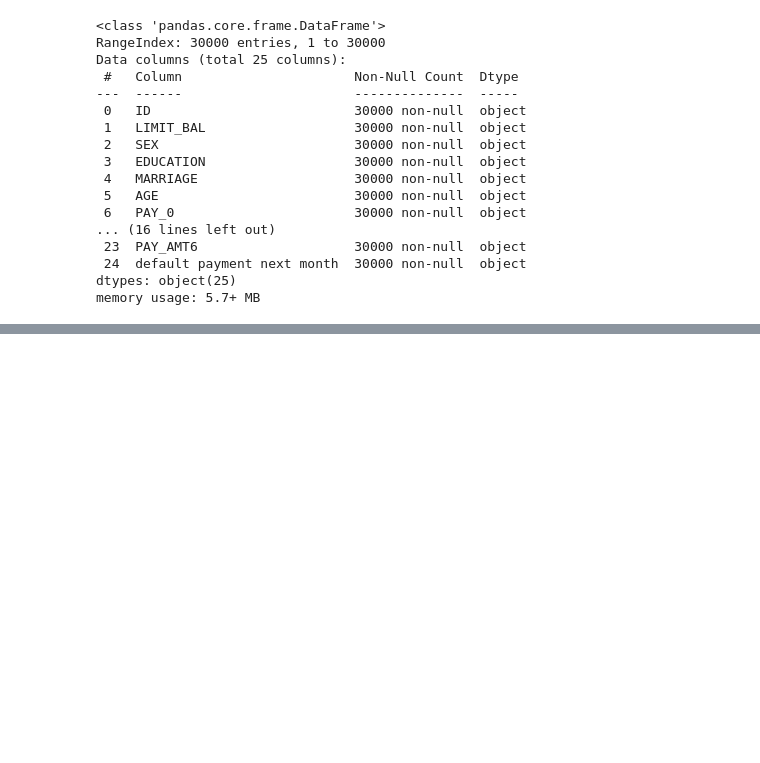
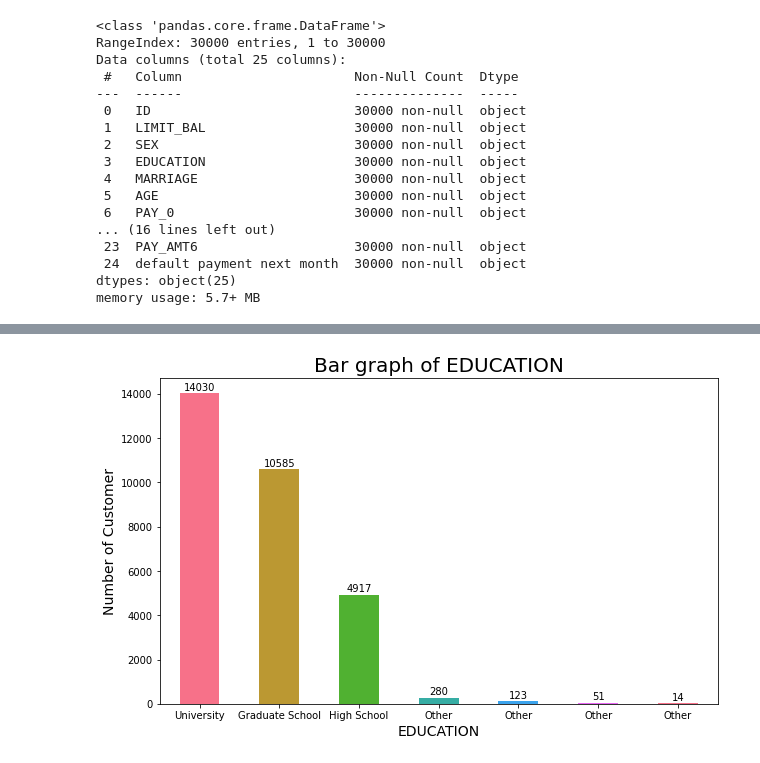
Before and after one commit to jerry14771/Default-of-credit-card-clients, a Jupyter notebook: Default_of_credit_card_clients_Capstone_Project_Notebook_ipynb.ipynb, the cells around one changed output, grey strips where cells are left out. Saved outputs shown, nothing was run; the diff lists cells and outputs as text; code cells hidden in the pictures; blank space fills up the shorter version.

```diff
--- a/Default_of_credit_card_clients_Capstone_Project_Notebook_ipynb.ipynb
+++ b/Default_of_credit_card_clients_Capstone_Project_Notebook_ipynb.ipynb
@@ -113,0 +175,19 @@ memory usage: 5.7+ MB
+# %%
+default_type = df['EDUCATION'].value_counts()
+plt.figure(figsize=(10, 6))
+ax = default_type.plot(kind='bar', rot=0, color=sns.color_palette('husl'))
+ax.set_title("Bar graph of EDUCATION", y = 1, fontsize=20)
+plt.xlabel('EDUCATION', fontsize=14)
+plt.ylabel('Number of Customer', fontsize=14)
+# 1 = graduate school; 2 = university; 3 = high school; 4 = others
+plt.xticks([0,1,2,3,4,5,6],['University','Graduate School', 'High School', 'Other', 'Other', 'Other', 'Other'])
+
+for rect in ax.patches:
+    y_value = rect.get_height()
+    x_value = rect.get_x() + rect.get_width() / 2
+    space = 1
+    label = "{:.0f}".format(y_value)
+    ax.annotate(label, (x_value, y_value), xytext=(0, space), textcoords="offset points", ha='center', va='bottom')
+plt.show()
+# %% [output]
+[figure, added]
```
Also changed, not shown: parts of 6 cells of this notebook.
